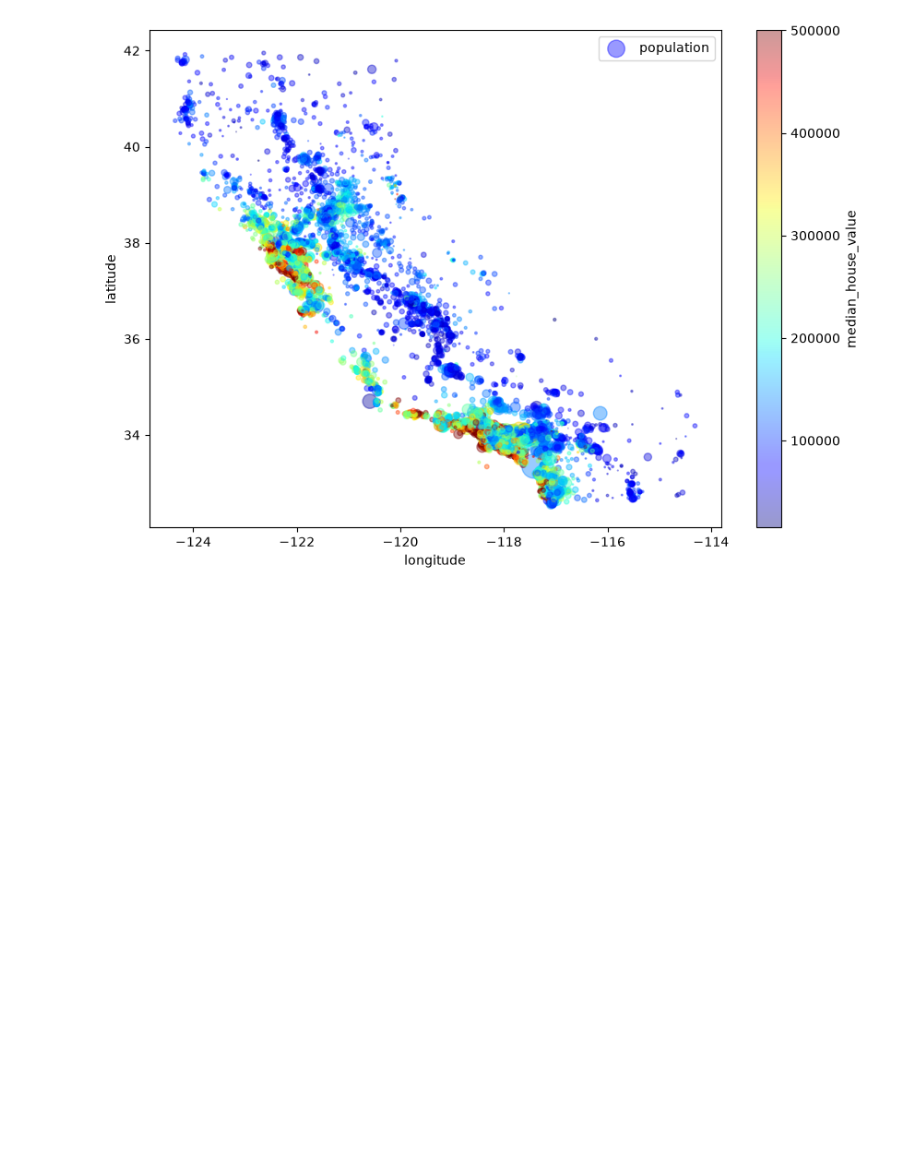
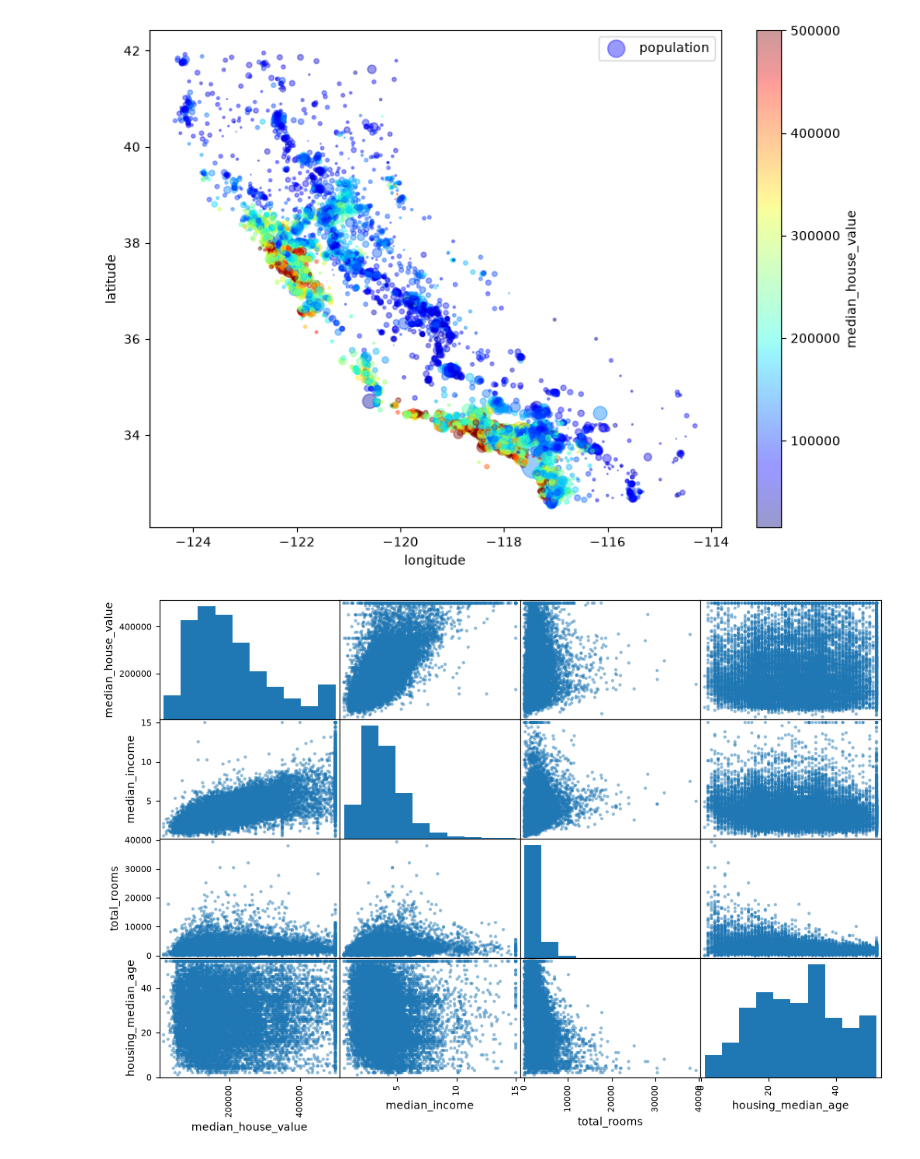
Before and after one commit to Atwidans/MachineLearning, a Jupyter notebook: housing_ml(thx Aurelien Geron)/ml_housing.ipynb, the cells around one changed output. Cells and saved outputs as stored; diff of their text form; code cells hidden in the pictures; blank space fills up the shorter version.

Commit message:
work in ml_housing, data analysis (correlation different attributes on graphic)

```diff
--- a/housing_ml(thx Aurelien Geron)/ml_housing.ipynb
+++ b/housing_ml(thx Aurelien Geron)/ml_housing.ipynb
@@ -29,30 +29,34 @@ split = StratifiedShuffleSplit(n_splits=1, test_size=0.2, random_state=42)
 for train_index, test_index in split.split(housing, housing["income_cat"]):
     strat_train_set = housing.loc[train_index] #!stratified sampling!
     strat_test_set = housing.loc[test_index]
 for set_ in(strat_train_set, strat_test_set):
     set_.drop("income_cat", axis=1, inplace=True)
 
 housing = strat_train_set.copy()
 housing.hist(bins = 50 ,figsize = (20, 15))
 plt.show()
 
 housing.plot(kind = "scatter", x = "longitude" , y = "latitude", alpha = 0.4, s=housing["population"]/100, label = "population",
 figsize = (10, 7), c = "median_house_value",
 cmap = plt.get_cmap("jet"), colorbar=True)
 plt.legend()
 
+attributes = ["median_house_value", "median_income", "total_rooms", "housing_median_age" ]
+scatter_matrix(housing[attributes], figsize= (12, 8))
+
 corr_matrix = housing.corr(numeric_only=True, method="spearman") #!spearman helps to avoid emissions!
 corr_matrix["median_house_value"].sort_values(ascending=False)
 # %% [output]
 [figure]
 median_house_value    1.000000
 median_income         0.675714
 total_rooms           0.204476
 households            0.110722
 total_bedrooms        0.084284
 housing_median_age    0.083301
 population            0.001309
 longitude            -0.071562
 latitude             -0.162283
 Name: median_house_value, dtype: float64
 [figure]
+[figure, added]
```
